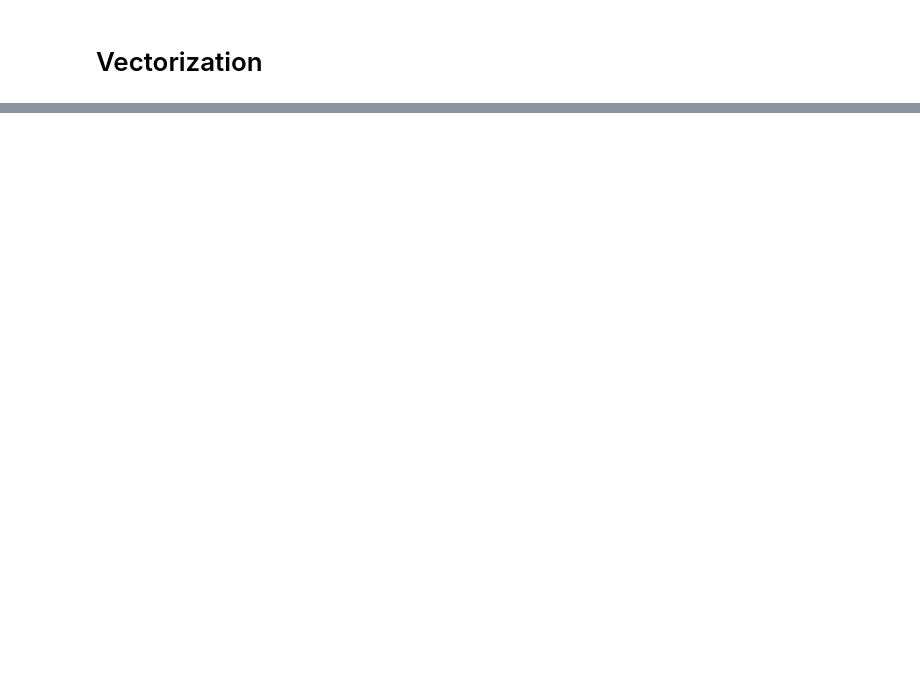
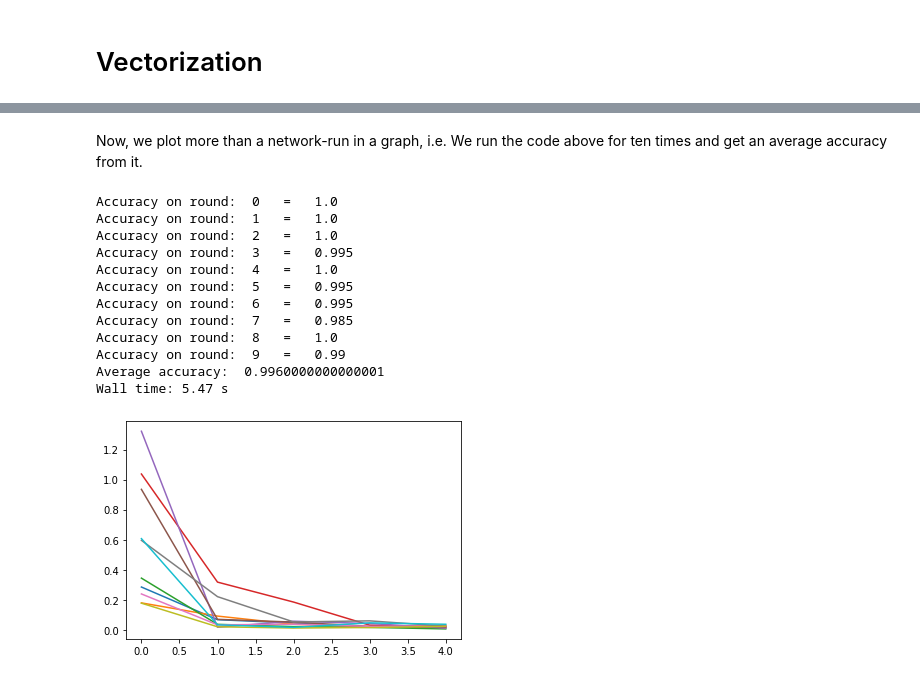
Before and after one commit to npourazin/Fruit-Classification-ANN, a Jupyter notebook: Fruit_Calssification_notebook.ipynb, the cells around one changed output, grey strips where cells are left out. Saved outputs shown, nothing was run; the diff lists cells and outputs as text; code cells hidden in the pictures; blank space fills up the shorter version.

```diff
--- a/Fruit_Calssification_notebook.ipynb
+++ b/Fruit_Calssification_notebook.ipynb
@@ -377,0 +463,37 @@ Wall time: 1.1 s
+# %% [markdown]
+Now, we plot more than a network-run in a graph, i.e. We run the code above for ten times and get an average accuracy from it.
+# %%
+%%time
+batch_size = 10
+learning_rate = 0.8
+epoch_number = 5
+number_of_runs = 10
+sum_of_all_accuracies = 0
+
+for i in range(0, number_of_runs):
+    costs = []
+    initialize_values()
+
+    run_vectorized_back_propagation()
+
+    epoch_size = [x for x in range(epoch_number)]
+    plt.plot(epoch_size, costs)
+    acc = run_feed_forward()
+    print("Accuracy on round: ", i, "  =  ", acc)
+    sum_of_all_accuracies += acc
+
+print("Average accuracy: ", sum_of_all_accuracies/number_of_runs)
+# %% [output]
+Accuracy on round:  0   =   1.0
+Accuracy on round:  1   =   1.0
+Accuracy on round:  2   =   1.0
+Accuracy on round:  3   =   0.995
+Accuracy on round:  4   =   1.0
+Accuracy on round:  5   =   0.995
+Accuracy on round:  6   =   0.995
+Accuracy on round:  7   =   0.985
+Accuracy on round:  8   =   1.0
+Accuracy on round:  9   =   0.99
+Average accuracy:  0.9960000000000001
+Wall time: 5.47 s
+[figure, added]
```
Also changed, not shown: parts of 67 cells of this notebook, 1 other file.
